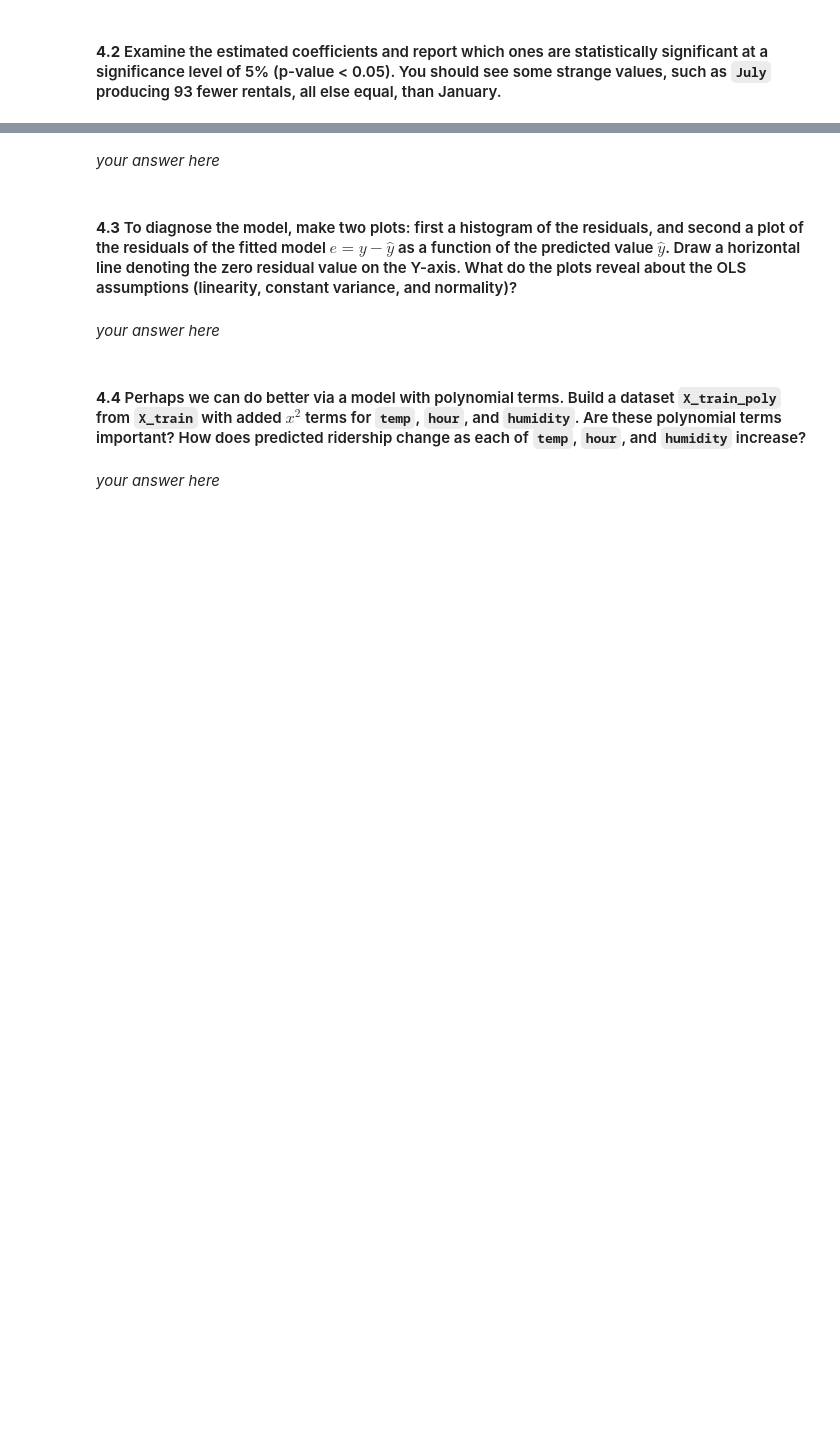
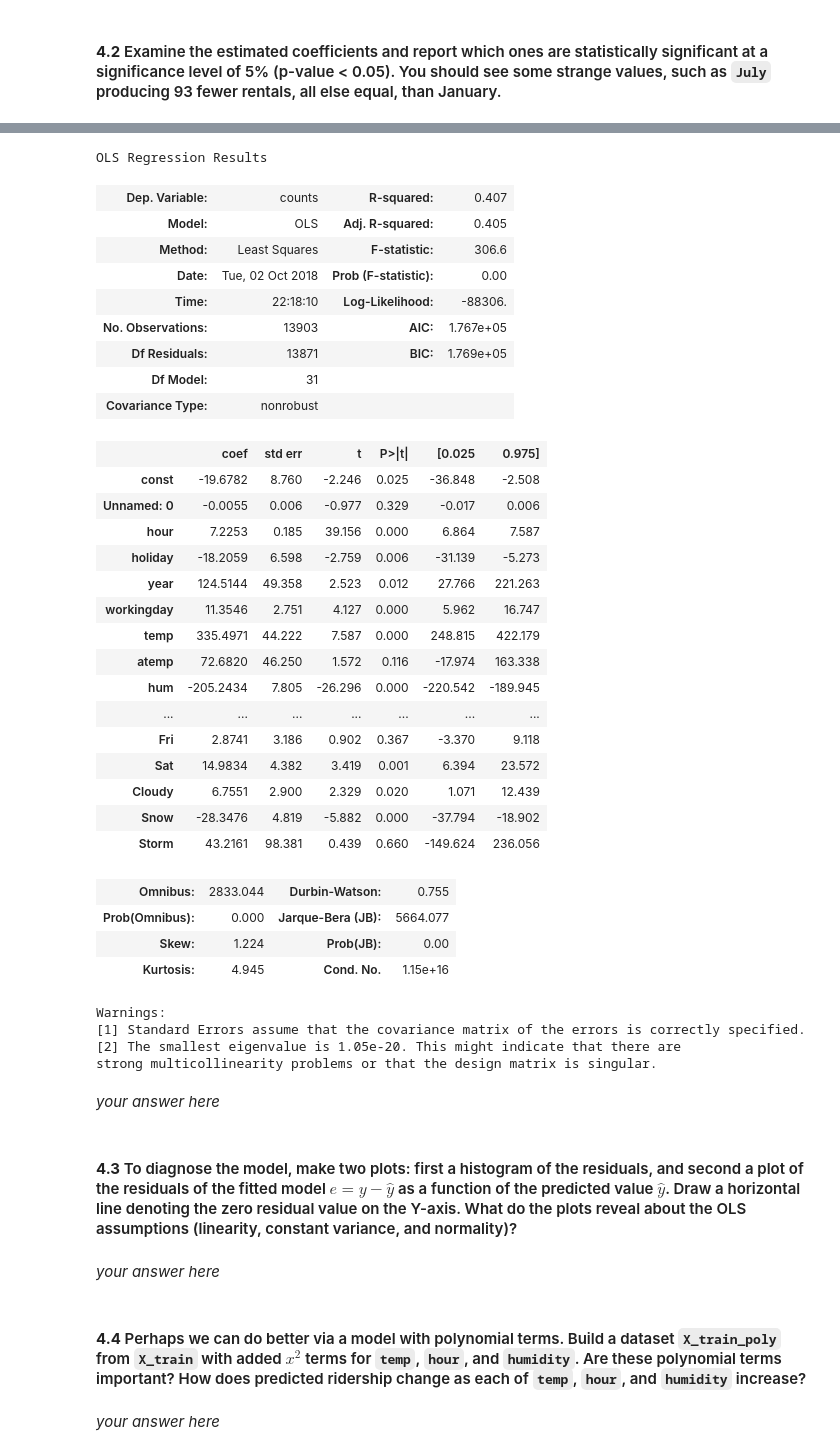
Before and after one commit to tmaounis/cs109a_hw3, a Jupyter notebook: cs109a_hw3_109.ipynb, the cells around one changed output, grey strips where cells are left out. Cells and saved outputs as stored; diff of their text form; code cells hidden in the pictures; blank space fills up the shorter version.

```diff
--- a/cs109a_hw3_109.ipynb
+++ b/cs109a_hw3_109.ipynb
@@ -383,5 +383,5 @@ We used the standard sklearn train_test_split method, which we have used in the
 BSS_train = pd.read_csv("data/BSS_train.csv")
 BSS_test = pd.read_csv("data/BSS_test.csv")
 
-BSS_train.drop(columns=["dteday","casual","registered"])
-BSS_test.drop(columns=["dteday","casual","registered"])
+BSS_train = BSS_train.drop(columns=["dteday","casual","registered"])
+BSS_test = BSS_test.drop(columns=["dteday","casual","registered"])
@@ -427,0 +405,9 @@ We additionally eliminated the casual and registered columns as these datapoints
+# %%
+# your code here
+y_train = BSS_train["counts"]
+y_test = BSS_test["counts"]
+
+X_train = sm.add_constant(BSS_train.drop(columns=["counts"]))
+X_test = sm.add_constant(BSS_test.drop(columns=["counts"]))
+
+model = OLS(y_train, X_train).fit()
@@ -434,3 +472,40 @@ We additionally eliminated the casual and registered columns as these datapoints
+# %%
+model.summary()
+# %% [output]
+OLS Regression Results
+| Dep. Variable: | counts | R-squared: | 0.407 |
+| Model: | OLS | Adj. R-squared: | 0.405 |
+| Method: | Least Squares | F-statistic: | 306.6 |
+| Date: | Tue, 02 Oct 2018 | Prob (F-statistic): | 0.00 |
+| Time: | 22:18:10 | Log-Likelihood: | -88306. |
+| No. Observations: | 13903 | AIC: | 1.767e+05 |
+| Df Residuals: | 13871 | BIC: | 1.769e+05 |
+| Df Model: | 31 |  |  |
+| Covariance Type: | nonrobust |  |  |
+|  | coef | std err | t | P>|t| | [0.025 | 0.975] |
+| const | -19.6782 | 8.760 | -2.246 | 0.025 | -36.848 | -2.508 |
+| Unnamed: 0 | -0.0055 | 0.006 | -0.977 | 0.329 | -0.017 | 0.006 |
+| hour | 7.2253 | 0.185 | 39.156 | 0.000 | 6.864 | 7.587 |
+| holiday | -18.2059 | 6.598 | -2.759 | 0.006 | -31.139 | -5.273 |
+| year | 124.5144 | 49.358 | 2.523 | 0.012 | 27.766 | 221.263 |
+| workingday | 11.3546 | 2.751 | 4.127 | 0.000 | 5.962 | 16.747 |
+| temp | 335.4971 | 44.222 | 7.587 | 0.000 | 248.815 | 422.179 |
+| atemp | 72.6820 | 46.250 | 1.572 | 0.116 | -17.974 | 163.338 |
+| hum | -205.2434 | 7.805 | -26.296 | 0.000 | -220.542 | -189.945 |
+| ... | ... | ... | ... | ... | ... | ... |
+| Fri | 2.8741 | 3.186 | 0.902 | 0.367 | -3.370 | 9.118 |
+| Sat | 14.9834 | 4.382 | 3.419 | 0.001 | 6.394 | 23.572 |
+| Cloudy | 6.7551 | 2.900 | 2.329 | 0.020 | 1.071 | 12.439 |
+| Snow | -28.3476 | 4.819 | -5.882 | 0.000 | -37.794 | -18.902 |
+| Storm | 43.2161 | 98.381 | 0.439 | 0.660 | -149.624 | 236.056 |
+| Omnibus: | 2833.044 | Durbin-Watson: | 0.755 |
+| Prob(Omnibus): | 0.000 | Jarque-Bera (JB): | 5664.077 |
+| Skew: | 1.224 | Prob(JB): | 0.00 |
+| Kurtosis: | 4.945 | Cond. No. | 1.15e+16 |
+Warnings:
+[1] Standard Errors assume that the covariance matrix of the errors is correctly specified.
+[2] The smallest eigenvalue is 1.05e-20. This might indicate that there are
+strong multicollinearity problems or that the design matrix is singular.
 # %% [markdown]
 *your answer here*
 # %% [markdown]
```
Also changed, not shown: parts of 8 cells of this notebook.
